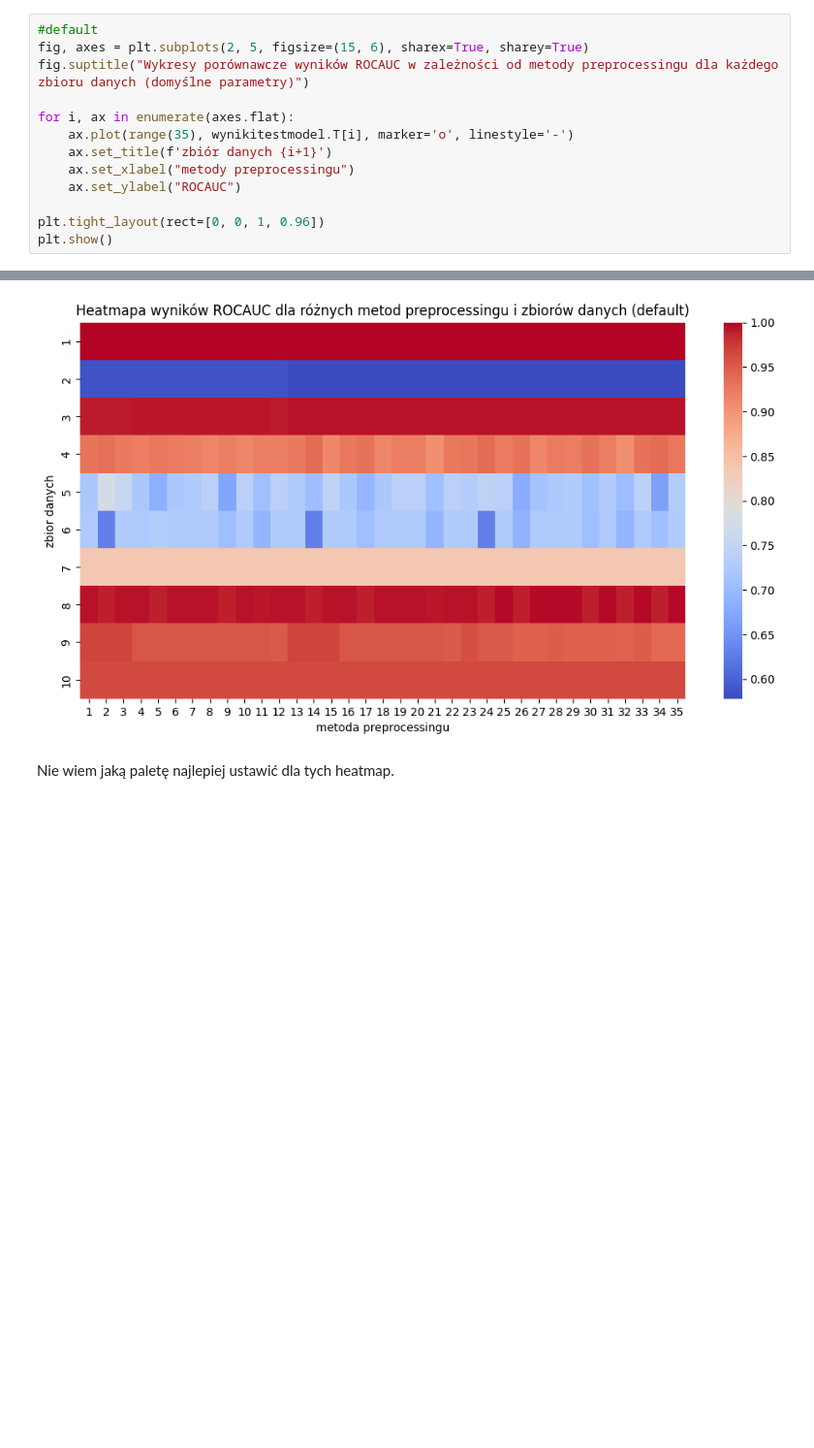
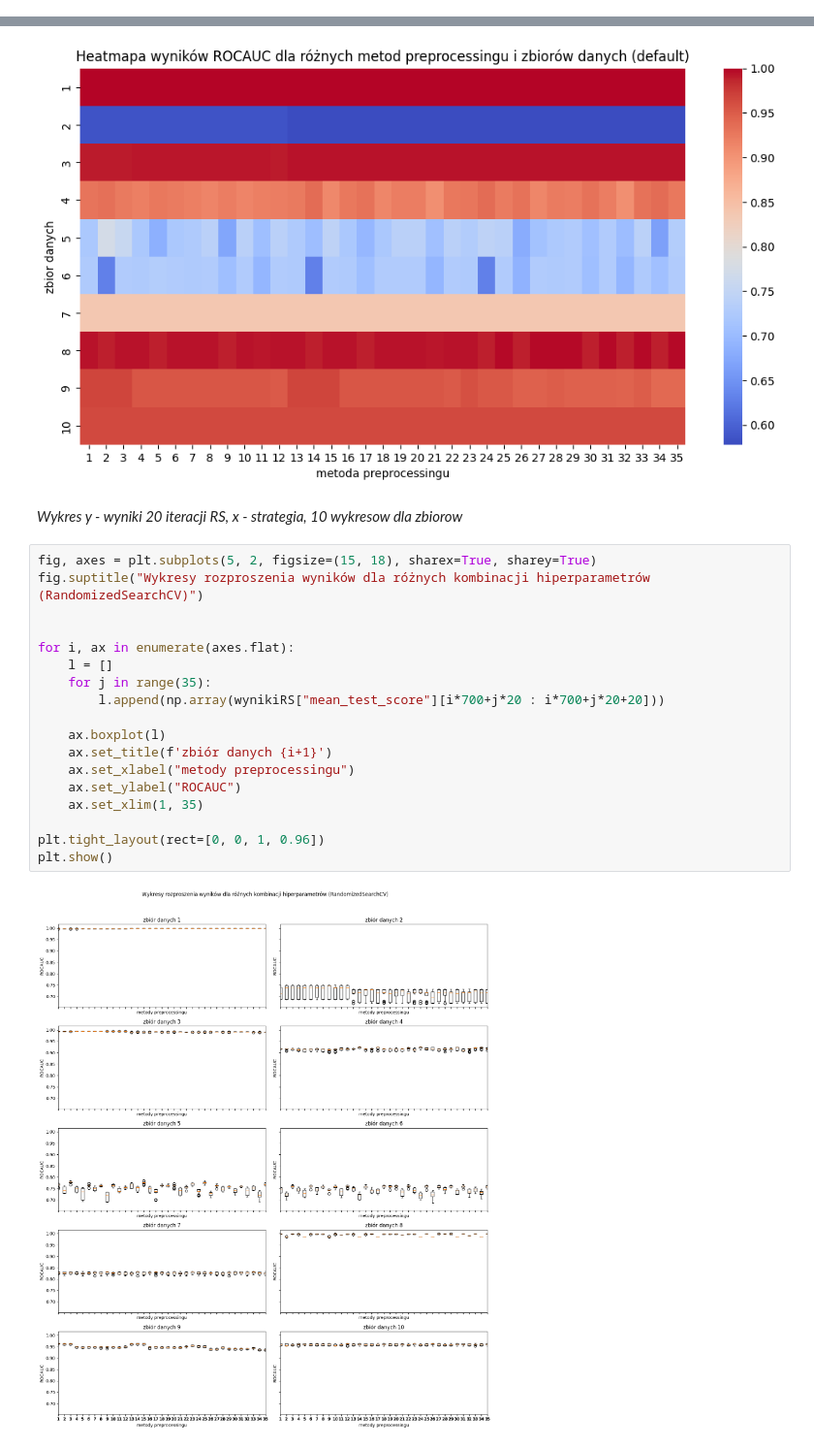
Before and after one commit to IgorLechoszest/-LIC-Igor-Lechoszest, a Jupyter notebook: LIC-kody.ipynb, the cells around one changed output, grey strips where cells are left out. Shown: that part at 97% size. Cells and saved outputs as stored; diff of their text form; blank space fills up the shorter version.

Commit message:
nowinki przy wykresach

```diff
--- a/LIC-kody.ipynb
+++ b/LIC-kody.ipynb
@@ -365,13 +385,0 @@ plt.show()
-# %%
-#default
-fig, axes = plt.subplots(2, 5, figsize=(15, 6), sharex=True, sharey=True)
-fig.suptitle("Wykresy porównawcze wyników ROCAUC w zależności od metody preprocessingu dla każdego zbioru danych (domyślne parametry)")
-
-for i, ax in enumerate(axes.flat):
-    ax.plot(range(35), wynikitestmodel.T[i], marker='o', linestyle='-')
-    ax.set_title(f'zbiór danych {i+1}')
-    ax.set_xlabel("metody preprocessingu")
-    ax.set_ylabel("ROCAUC")
-
-plt.tight_layout(rect=[0, 0, 1, 0.96])
-plt.show()
@@ -443,5 +429,25 @@ plt.title("Heatmapa wyników ROCAUC dla różnych metod preprocessingu i zbioró
 plt.show()
 # %% [output]
 [figure]
-# %% [markdown]
-Nie wiem jaką paletę najlepiej ustawić dla tych heatmap.
+# %% [markdown]
+*Wykres y - wyniki 20 iteracji RS, x - strategia, 10 wykresow dla zbiorow*
+# %%
+fig, axes = plt.subplots(5, 2, figsize=(15, 18), sharex=True, sharey=True)
+fig.suptitle("Wykresy rozproszenia wyników dla różnych kombinacji hiperparametrów (RandomizedSearchCV)")
+
+
+for i, ax in enumerate(axes.flat):
+    l = []
+    for j in range(35):
+        l.append(np.array(wynikiRS["mean_test_score"][i*700+j*20 : i*700+j*20+20]))
+
+    ax.boxplot(l)
+    ax.set_title(f'zbiór danych {i+1}')
+    ax.set_xlabel("metody preprocessingu")
+    ax.set_ylabel("ROCAUC")
+    ax.set_xlim(1, 35)
+
+plt.tight_layout(rect=[0, 0, 1, 0.96])
+plt.show()
+# %% [output]
+[figure, added]
```
Also changed, not shown: parts of 11 cells of this notebook, 3 other files.
